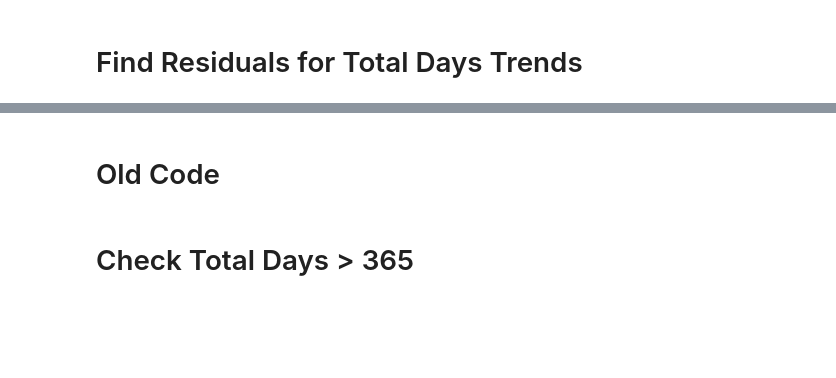
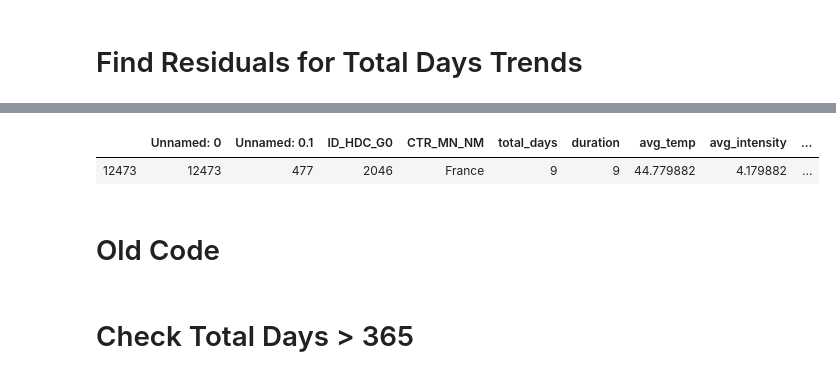
Before and after one commit to ecohydro/GlobalUrbanHeat, a Jupyter notebook: Notebooks/cpt_Fig4_city-level_trends.ipynb, the cells around one changed output, grey strips where cells are left out. Saved outputs shown, nothing was run; the diff lists cells and outputs as text; code cells hidden in the pictures; blank space fills up the shorter version.

```diff
--- a/Notebooks/cpt_Fig4_city-level_trends.ipynb
+++ b/Notebooks/cpt_Fig4_city-level_trends.ipynb
@@ -56,7 +56,7 @@ HI_STATS.head()
 ## Add In Meta Data
 geog = ['region', 'intermediate-region', 'sub-region','CTR_MN_NM', 'ID_HDC_G0', 'GCPNT_LAT', 'GCPNT_LON']
 meta_fn = 'processed/AllDATA-GHS-ERA5-HI406-META.csv'
-all_data = pd.read_csv(DATA_IN+meta_fn)
+ALL_DATA = pd.read_csv(DATA_IN+meta_fn)
 meta = all_data[geog]
 meta = meta.drop_duplicates('ID_HDC_G0')
 
@@ -118,0 +154,6 @@ Text(0, 0.5, 'z-score')
+# %%
+#### Check Events
+ALL_DATA[(ALL_DATA['ID_HDC_G0'] == city_id) & (ALL_DATA['year'] == year)]
+# %% [output]
+|  | Unnamed: 0 | Unnamed: 0.1 | ID_HDC_G0 | CTR_MN_NM | total_days | duration | avg_temp | avg_intensity | ... |
+| 12473 | 12473 | 477 | 2046 | France | 9 | 9 | 44.779882 | 4.179882 | ... |
```
Also changed, not shown: parts of 7 cells of this notebook, 1 other file.
